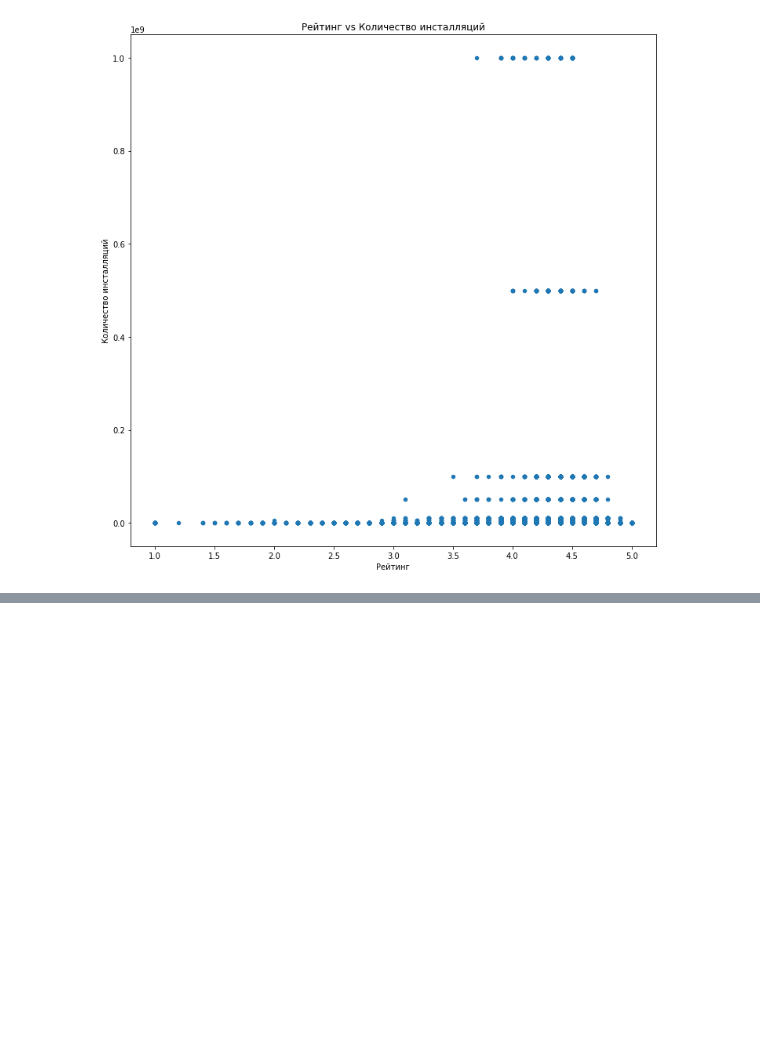
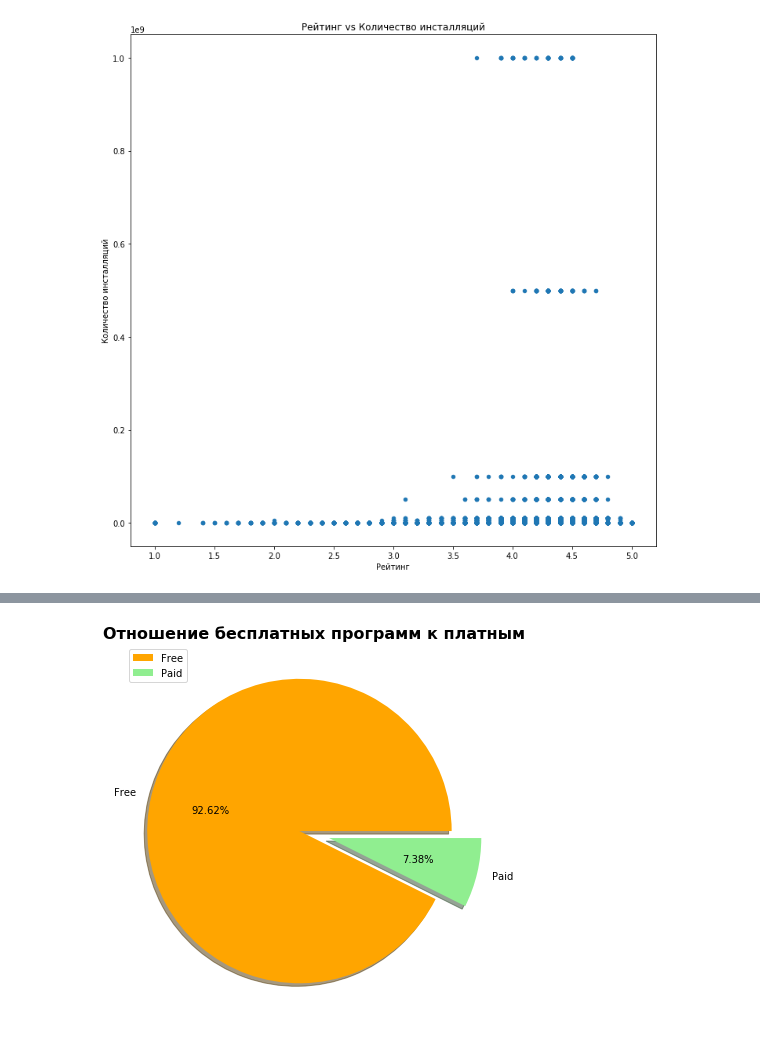
Before and after one commit to shulzhenkoas/Math, a Jupyter notebook: Theory_ver/project/shulzhenkoas_theory_project.ipynb, the cells around one changed output, grey strips where cells are left out. Drawn from its saved outputs; the diff is of its cells as text; code cells hidden in the pictures; blank space fills up the shorter version.

```diff
--- a/Theory_ver/project/shulzhenkoas_theory_project.ipynb
+++ b/Theory_ver/project/shulzhenkoas_theory_project.ipynb
@@ -163,0 +234,8 @@ plt.show()
+# %%
+data['Type'].value_counts().sort_index().plot(kind='pie', colors=['orange', 'lightgreen'], explode = [0.1, 0.1], shadow = True, autopct = '%.2f%%', figsize=(7, 7))
+plt.legend(loc='upper left')
+plt.axis('off')
+plt.title('Отношение бесплатных программ к платным', fontsize = 16, fontweight='bold')
+plt.show()
+# %% [output]
+[figure, added]
```
Also changed, not shown: parts of 7 cells of this notebook.
